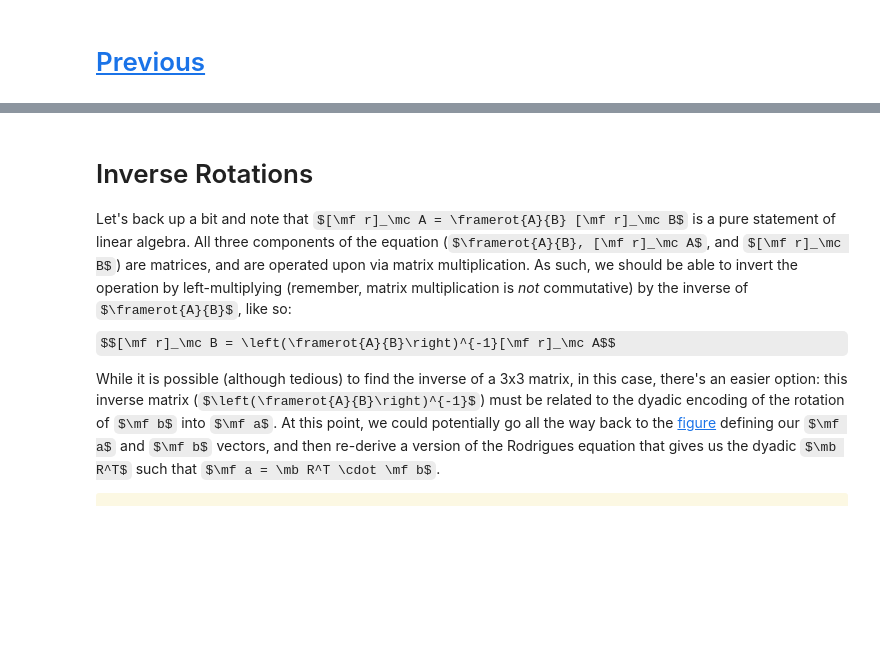
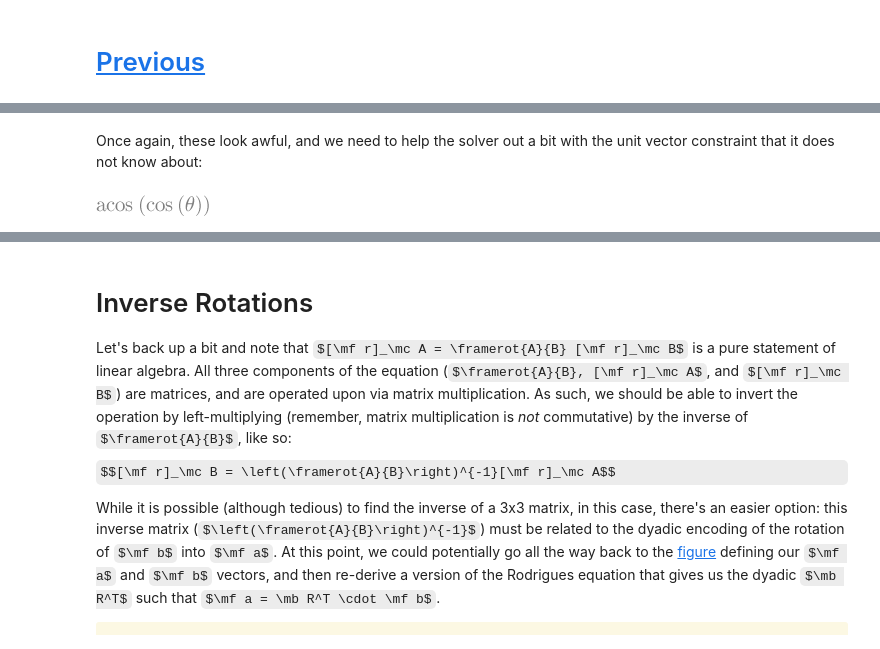
Before and after one commit to dsavransky/astrodynamicsbook, a Jupyter notebook: Notebooks/04-Simple Rotations.ipynb, the cells around one changed output, grey strips where cells are left out. Saved outputs shown, nothing was run; the diff lists cells and outputs as text; code cells hidden in the pictures; some formulas as TeX source; blank space fills up the shorter version.

```diff
--- a/Notebooks/04-Simple Rotations.ipynb
+++ b/Notebooks/04-Simple Rotations.ipynb
@@ -206,0 +251,6 @@ $$ \sqrt{n_1^2 + n_2^2 + n_3^2} = 1$$
+# %% [markdown]
+Once again, these look awful, and we need to help the solver out a bit with the unit vector constraint that it does not know about:
+# %%
+simplify(thcalc.subs(n3**2, 1 - (n1**2 + n2**2)))
+# %% [output]
+[figure, added]
```
Also changed, not shown: parts of 33 cells of this notebook, 4 other files.
